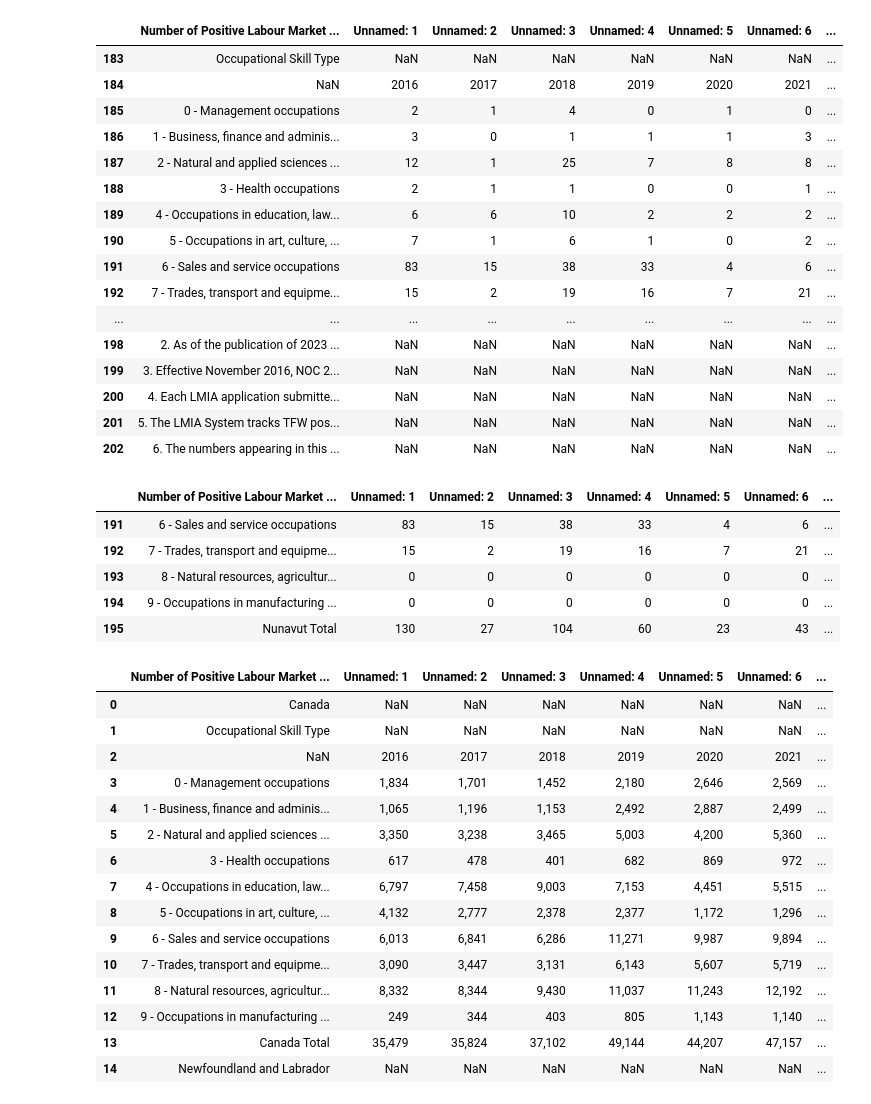
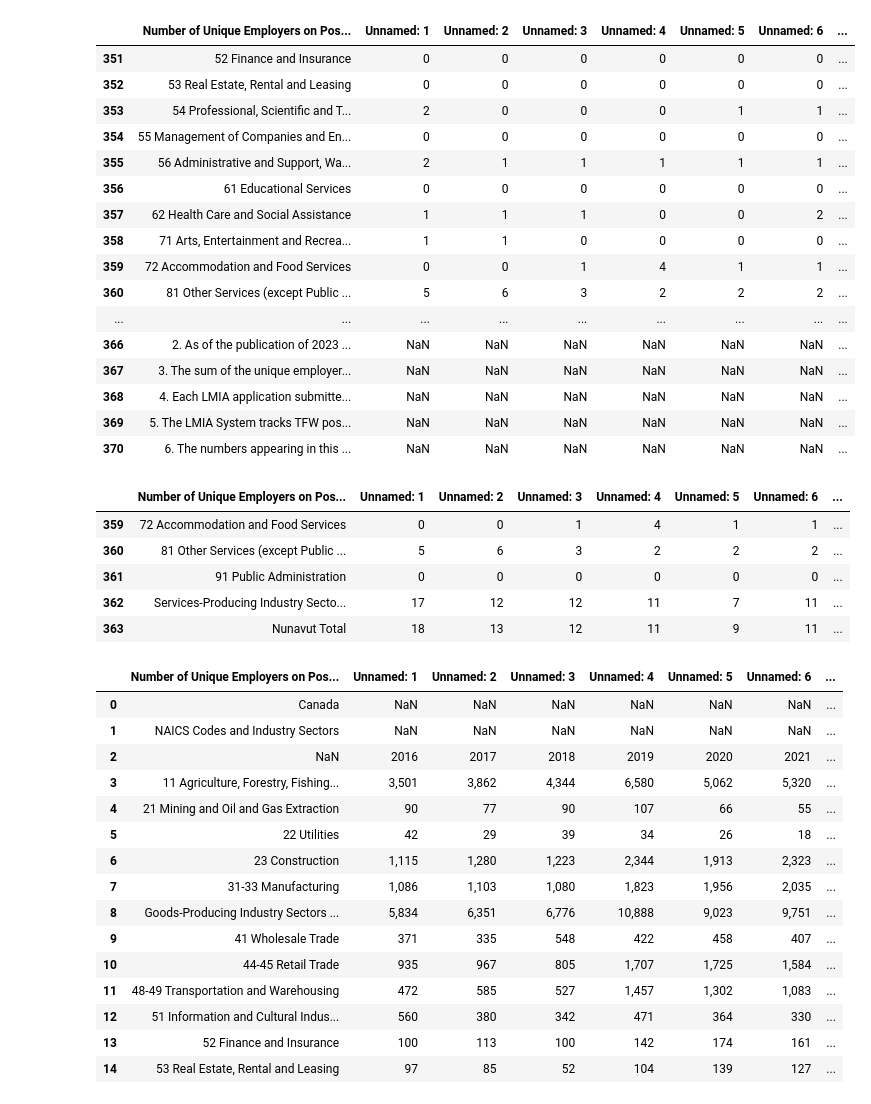
Before and after one commit to JohnNguyenAnh/LMIA_evaluation_project, a Jupyter notebook: EDA data/clean_data_tb21.ipynb, the cells around one changed output. Saved outputs shown, nothing was run; the diff lists cells and outputs as text; code cells hidden in the pictures.

```diff
--- a/EDA data/clean_data_tb21.ipynb
+++ b/EDA data/clean_data_tb21.ipynb
@@ -3,54 +3,54 @@ import pandas as pd
 import os
 # %%
 #import table 5 file
-df = pd.read_csv(r'../raw_data/Table17_Positive_LMIAs_By_NOC_SkillType_Province_2016_2023.csv', encoding='ISO-8859-1')
+df = pd.read_csv(r'../raw_data/Table21_Unique_Employers_Positive_LMIAs_By_NAICS_Province_2016_2023.csv', encoding='ISO-8859-1')
 df.tail(20)
 # %% [output]
-|  | Number of Positive Labour Market ... | Unnamed: 1 | Unnamed: 2 | Unnamed: 3 | Unnamed: 4 | Unnamed: 5 | Unnamed: 6 | ... |
-| 183 | Occupational Skill Type | NaN | NaN | NaN | NaN | NaN | NaN | ... |
-| 184 | NaN | 2016 | 2017 | 2018 | 2019 | 2020 | 2021 | ... |
-| 185 | 0 - Management occupations | 2 | 1 | 4 | 0 | 1 | 0 | ... |
-| 186 | 1 - Business, finance and adminis... | 3 | 0 | 1 | 1 | 1 | 3 | ... |
-| 187 | 2 - Natural and applied sciences ... | 12 | 1 | 25 | 7 | 8 | 8 | ... |
-| 188 | 3 - Health occupations | 2 | 1 | 1 | 0 | 0 | 1 | ... |
-| 189 | 4 - Occupations in education, law... | 6 | 6 | 10 | 2 | 2 | 2 | ... |
-| 190 | 5 - Occupations in art, culture, ... | 7 | 1 | 6 | 1 | 0 | 2 | ... |
-| 191 | 6 - Sales and service occupations | 83 | 15 | 38 | 33 | 4 | 6 | ... |
-| 192 | 7 - Trades, transport and equipme... | 15 | 2 | 19 | 16 | 7 | 21 | ... |
+|  | Number of Unique Employers on Pos... | Unnamed: 1 | Unnamed: 2 | Unnamed: 3 | Unnamed: 4 | Unnamed: 5 | Unnamed: 6 | ... |
+| 351 | 52 Finance and Insurance | 0 | 0 | 0 | 0 | 0 | 0 | ... |
+| 352 | 53 Real Estate, Rental and Leasing | 0 | 0 | 0 | 0 | 0 | 0 | ... |
+| 353 | 54 Professional, Scientific and T... | 2 | 0 | 0 | 0 | 1 | 1 | ... |
+| 354 | 55 Management of Companies and En... | 0 | 0 | 0 | 0 | 0 | 0 | ... |
+| 355 | 56 Administrative and Support, Wa... | 2 | 1 | 1 | 1 | 1 | 1 | ... |
+| 356 | 61 Educational Services | 0 | 0 | 0 | 0 | 0 | 0 | ... |
+| 357 | 62 Health Care and Social Assistance | 1 | 1 | 1 | 0 | 0 | 2 | ... |
+| 358 | 71 Arts, Entertainment and Recrea... | 1 | 1 | 0 | 0 | 0 | 0 | ... |
+| 359 | 72 Accommodation and Food Services | 0 | 0 | 1 | 4 | 1 | 1 | ... |
+| 360 | 81 Other Services (except Public ... | 5 | 6 | 3 | 2 | 2 | 2 | ... |
 | ... | ... | ... | ... | ... | ... | ... | ... | ... |
-| 198 | 2. As of the publication of 2023 ... | NaN | NaN | NaN | NaN | NaN | NaN | ... |
-| 199 | 3. Effective November 2016, NOC 2... | NaN | NaN | NaN | NaN | NaN | NaN | ... |
-| 200 | 4. Each LMIA application submitte... | NaN | NaN | NaN | NaN | NaN | NaN | ... |
-| 201 | 5. The LMIA System tracks TFW pos... | NaN | NaN | NaN | NaN | NaN | NaN | ... |
-| 202 | 6. The numbers appearing in this ... | NaN | NaN | NaN | NaN | NaN | NaN | ... |
+| 366 | 2. As of the publication of 2023 ... | NaN | NaN | NaN | NaN | NaN | NaN | ... |
+| 367 | 3. The sum of the unique employer... | NaN | NaN | NaN | NaN | NaN | NaN | ... |
+| 368 | 4. Each LMIA application submitte... | NaN | NaN | NaN | NaN | NaN | NaN | ... |
+| 369 | 5. The LMIA System tracks TFW pos... | NaN | NaN | NaN | NaN | NaN | NaN | ... |
+| 370 | 6. The numbers appearing in this ... | NaN | NaN | NaN | NaN | NaN | NaN | ... |
 # %%
 df = df.iloc[:-7]
 df.tail()
 # %% [output]
-|  | Number of Positive Labour Market ... | Unnamed: 1 | Unnamed: 2 | Unnamed: 3 | Unnamed: 4 | Unnamed: 5 | Unnamed: 6 | ... |
-| 191 | 6 - Sales and service occupations | 83 | 15 | 38 | 33 | 4 | 6 | ... |
-| 192 | 7 - Trades, transport and equipme... | 15 | 2 | 19 | 16 | 7 | 21 | ... |
-| 193 | 8 - Natural resources, agricultur... | 0 | 0 | 0 | 0 | 0 | 0 | ... |
-| 194 | 9 - Occupations in manufacturing ... | 0 | 0 | 0 | 0 | 0 | 0 | ... |
-| 195 | Nunavut Total | 130 | 27 | 104 | 60 | 23 | 43 | ... |
+|  | Number of Unique Employers on Pos... | Unnamed: 1 | Unnamed: 2 | Unnamed: 3 | Unnamed: 4 | Unnamed: 5 | Unnamed: 6 | ... |
+| 359 | 72 Accommodation and Food Services | 0 | 0 | 1 | 4 | 1 | 1 | ... |
+| 360 | 81 Other Services (except Public ... | 5 | 6 | 3 | 2 | 2 | 2 | ... |
+| 361 | 91 Public Administration | 0 | 0 | 0 | 0 | 0 | 0 | ... |
+| 362 | Services-Producing Industry Secto... | 17 | 12 | 12 | 11 | 7 | 11 | ... |
+| 363 | Nunavut Total | 18 | 13 | 12 | 11 | 9 | 11 | ... |
 # %%
 df.head(15)
 # %% [output]
-|  | Number of Positive Labour Market ... | Unnamed: 1 | Unnamed: 2 | Unnamed: 3 | Unnamed: 4 | Unnamed: 5 | Unnamed: 6 | ... |
+|  | Number of Unique Employers on Pos... | Unnamed: 1 | Unnamed: 2 | Unnamed: 3 | Unnamed: 4 | Unnamed: 5 | Unnamed: 6 | ... |
 | 0 | Canada | NaN | NaN | NaN | NaN | NaN | NaN | ... |
-| 1 | Occupational Skill Type | NaN | NaN | NaN | NaN | NaN | NaN | ... |
+| 1 | NAICS Codes and Industry Sectors | NaN | NaN | NaN | NaN | NaN | NaN | ... |
 | 2 | NaN | 2016 | 2017 | 2018 | 2019 | 2020 | 2021 | ... |
-| 3 | 0 - Management occupations | 1,834 | 1,701 | 1,452 | 2,180 | 2,646 | 2,569 | ... |
-| 4 | 1 - Business, finance and adminis... | 1,065 | 1,196 | 1,153 | 2,492 | 2,887 | 2,499 | ... |
-| 5 | 2 - Natural and applied sciences ... | 3,350 | 3,238 | 3,465 | 5,003 | 4,200 | 5,360 | ... |
-| 6 | 3 - Health occupations | 617 | 478 | 401 | 682 | 869 | 972 | ... |
-| 7 | 4 - Occupations in education, law... | 6,797 | 7,458 | 9,003 | 7,153 | 4,451 | 5,515 | ... |
-| 8 | 5 - Occupations in art, culture, ... | 4,132 | 2,777 | 2,378 | 2,377 | 1,172 | 1,296 | ... |
-| 9 | 6 - Sales and service occupations | 6,013 | 6,841 | 6,286 | 11,271 | 9,987 | 9,894 | ... |
-| 10 | 7 - Trades, transport and equipme... | 3,090 | 3,447 | 3,131 | 6,143 | 5,607 | 5,719 | ... |
-| 11 | 8 - Natural resources, agricultur... | 8,332 | 8,344 | 9,430 | 11,037 | 11,243 | 12,192 | ... |
-| 12 | 9 - Occupations in manufacturing ... | 249 | 344 | 403 | 805 | 1,143 | 1,140 | ... |
-| 13 | Canada Total | 35,479 | 35,824 | 37,102 | 49,144 | 44,207 | 47,157 | ... |
-| 14 | Newfoundland and Labrador | NaN | NaN | NaN | NaN | NaN | NaN | ... |
+| 3 | 11 Agriculture, Forestry, Fishing... | 3,501 | 3,862 | 4,344 | 6,580 | 5,062 | 5,320 | ... |
+| 4 | 21 Mining and Oil and Gas Extraction | 90 | 77 | 90 | 107 | 66 | 55 | ... |
+| 5 | 22 Utilities | 42 | 29 | 39 | 34 | 26 | 18 | ... |
+| 6 | 23 Construction | 1,115 | 1,280 | 1,223 | 2,344 | 1,913 | 2,323 | ... |
+| 7 | 31-33 Manufacturing | 1,086 | 1,103 | 1,080 | 1,823 | 1,956 | 2,035 | ... |
+| 8 | Goods-Producing Industry Sectors ... | 5,834 | 6,351 | 6,776 | 10,888 | 9,023 | 9,751 | ... |
+| 9 | 41 Wholesale Trade | 371 | 335 | 548 | 422 | 458 | 407 | ... |
+| 10 | 44-45 Retail Trade | 935 | 967 | 805 | 1,707 | 1,725 | 1,584 | ... |
+| 11 | 48-49 Transportation and Warehousing | 472 | 585 | 527 | 1,457 | 1,302 | 1,083 | ... |
+| 12 | 51 Information and Cultural Indus... | 560 | 380 | 342 | 471 | 364 | 330 | ... |
+| 13 | 52 Finance and Insurance | 100 | 113 | 100 | 142 | 174 | 161 | ... |
+| 14 | 53 Real Estate, Rental and Leasing | 97 | 85 | 52 | 104 | 139 | 127 | ... |
 # %%
 # Define new column names in the desired order
```
Also changed, not shown: parts of 11 cells of this notebook, 59 other files.
